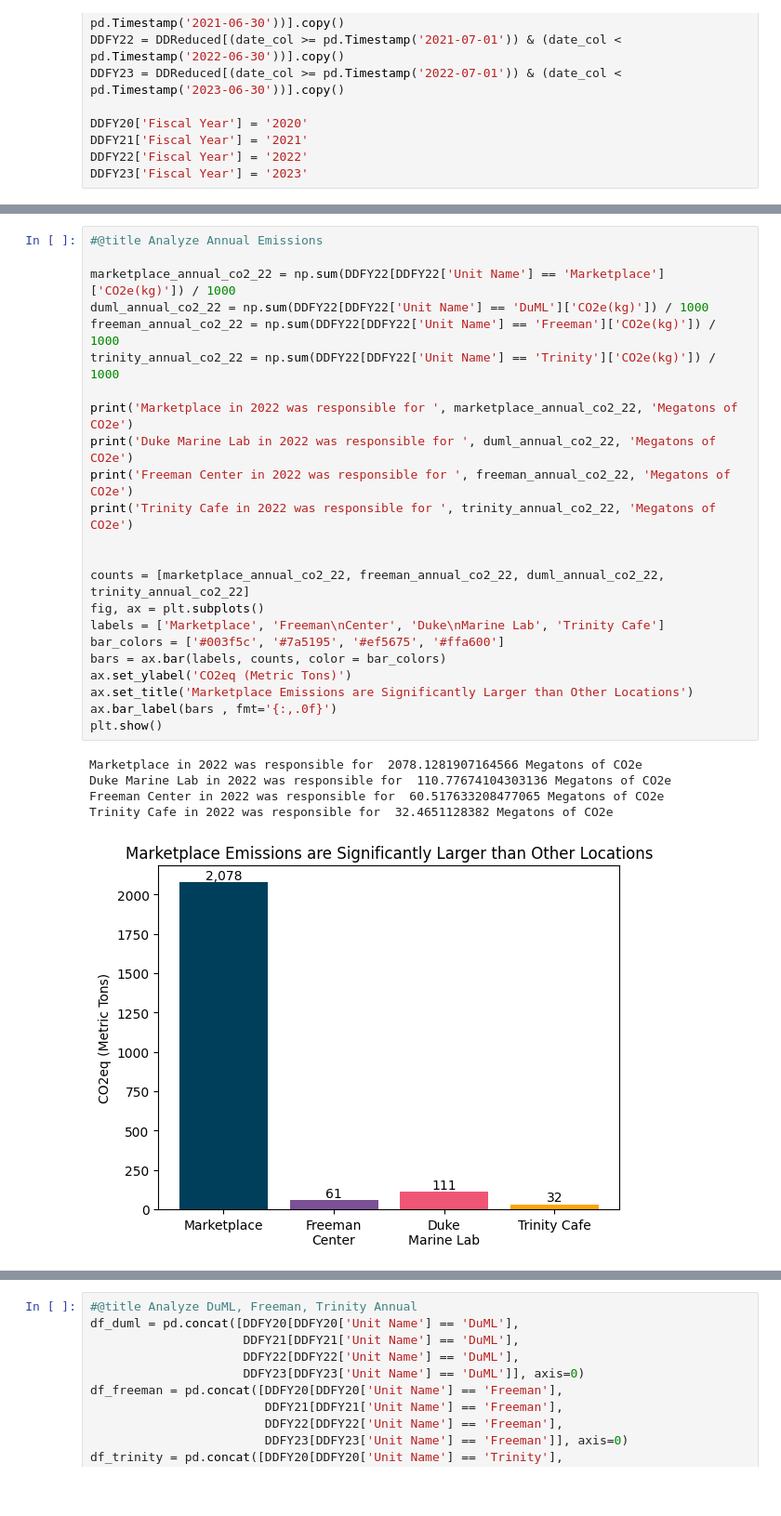
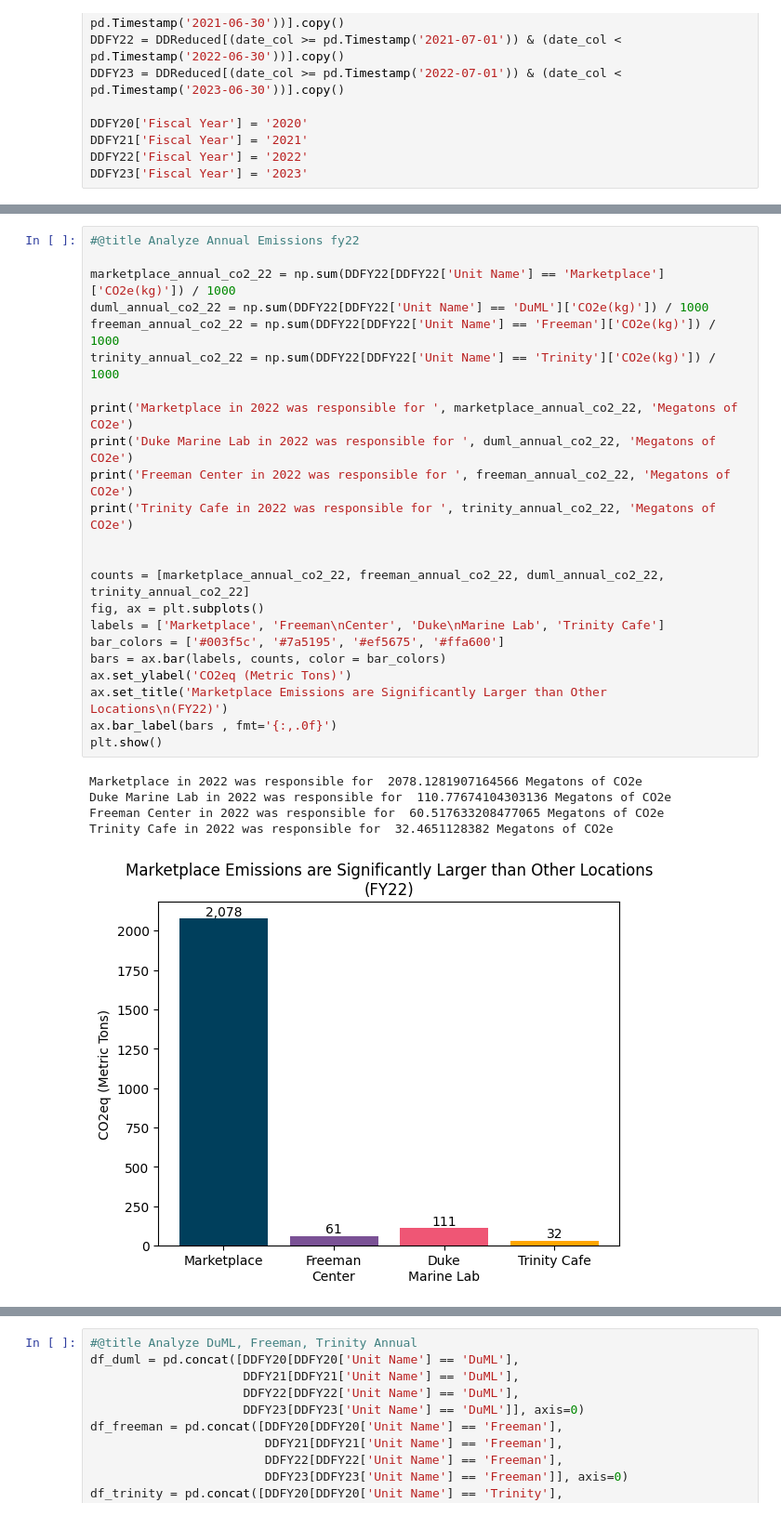
Before and after one commit to ethansong206/Climate-Plus-Project, a Jupyter notebook: DataCleaning.ipynb, the cells around one changed output, grey strips where cells are left out. Shown: that part at 93% size. Cells and saved outputs as stored; diff of their text form; blank space fills up the shorter version.

```diff
--- a/DataCleaning.ipynb
+++ b/DataCleaning.ipynb
@@ -899,31 +1023,31 @@ plt.show()
 # %% [output]
 [figure]
 # %%
-#@title Analyze Annual Emissions
+#@title Analyze Annual Emissions fy22
 
 marketplace_annual_co2_22 = np.sum(DDFY22[DDFY22['Unit Name'] == 'Marketplace']['CO2e(kg)']) / 1000
 duml_annual_co2_22 = np.sum(DDFY22[DDFY22['Unit Name'] == 'DuML']['CO2e(kg)']) / 1000
 freeman_annual_co2_22 = np.sum(DDFY22[DDFY22['Unit Name'] == 'Freeman']['CO2e(kg)']) / 1000
 trinity_annual_co2_22 = np.sum(DDFY22[DDFY22['Unit Name'] == 'Trinity']['CO2e(kg)']) / 1000
 
 print('Marketplace in 2022 was responsible for ', marketplace_annual_co2_22, 'Megatons of CO2e')
 print('Duke Marine Lab in 2022 was responsible for ', duml_annual_co2_22, 'Megatons of CO2e')
 print('Freeman Center in 2022 was responsible for ', freeman_annual_co2_22, 'Megatons of CO2e')
 print('Trinity Cafe in 2022 was responsible for ', trinity_annual_co2_22, 'Megatons of CO2e')
 
 
 counts = [marketplace_annual_co2_22, freeman_annual_co2_22, duml_annual_co2_22, trinity_annual_co2_22]
 fig, ax = plt.subplots()
 labels = ['Marketplace', 'Freeman\nCenter', 'Duke\nMarine Lab', 'Trinity Cafe']
 bar_colors = ['#003f5c', '#7a5195', '#ef5675', '#ffa600']
 bars = ax.bar(labels, counts, color = bar_colors)
 ax.set_ylabel('CO2eq (Metric Tons)')
-ax.set_title('Marketplace Emissions are Significantly Larger than Other Locations')
+ax.set_title('Marketplace Emissions are Significantly Larger than Other Locations\n(FY22)')
 ax.bar_label(bars , fmt='{:,.0f}')
 plt.show()
 # %% [output]
 Marketplace in 2022 was responsible for  2078.1281907164566 Megatons of CO2e
 Duke Marine Lab in 2022 was responsible for  110.77674104303136 Megatons of CO2e
 Freeman Center in 2022 was responsible for  60.517633208477065 Megatons of CO2e
 Trinity Cafe in 2022 was responsible for  32.4651128382 Megatons of CO2e
-[figure, old version]
+[figure, new version]
```
Also changed, not shown: parts of 17 cells of this notebook.
